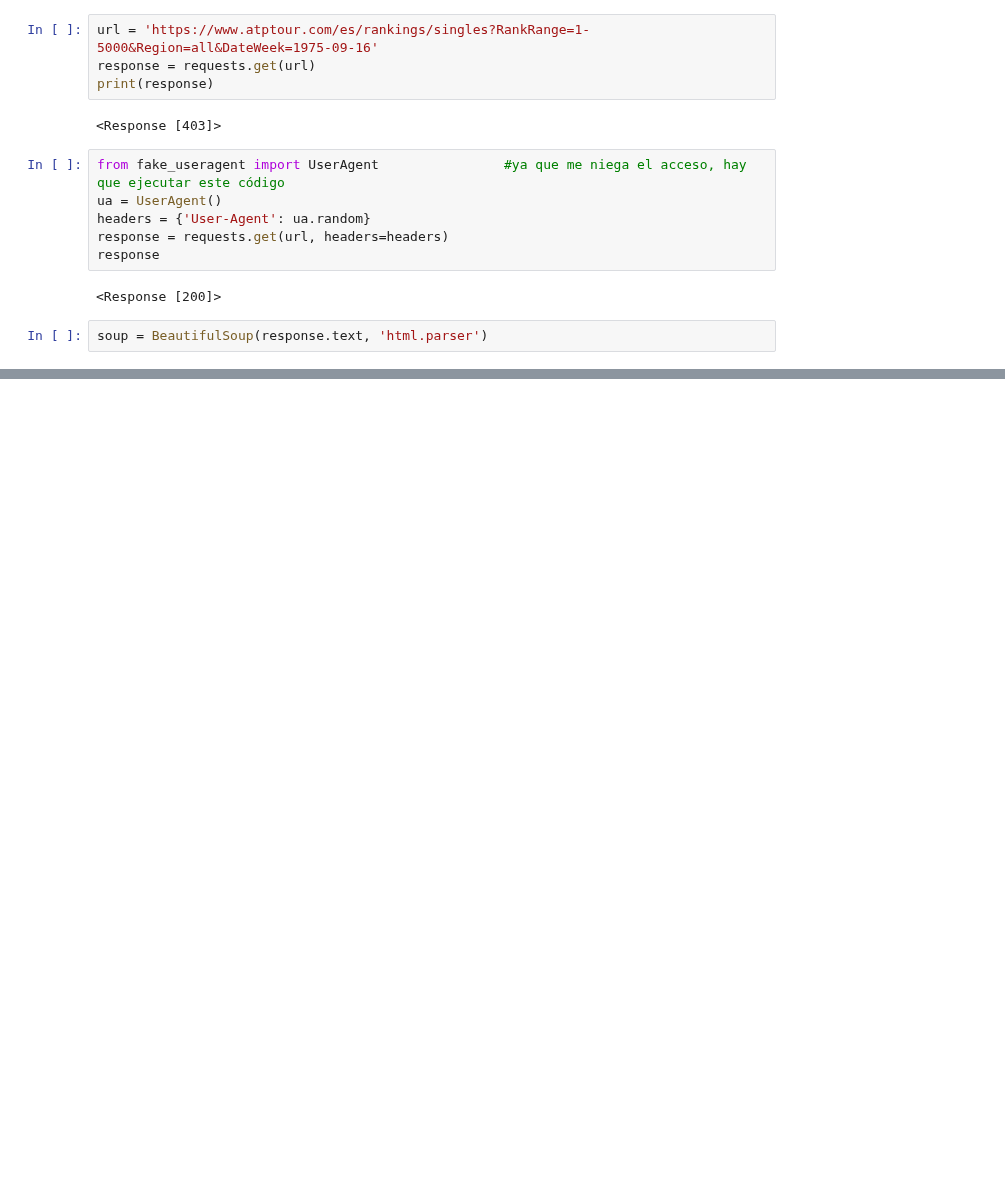
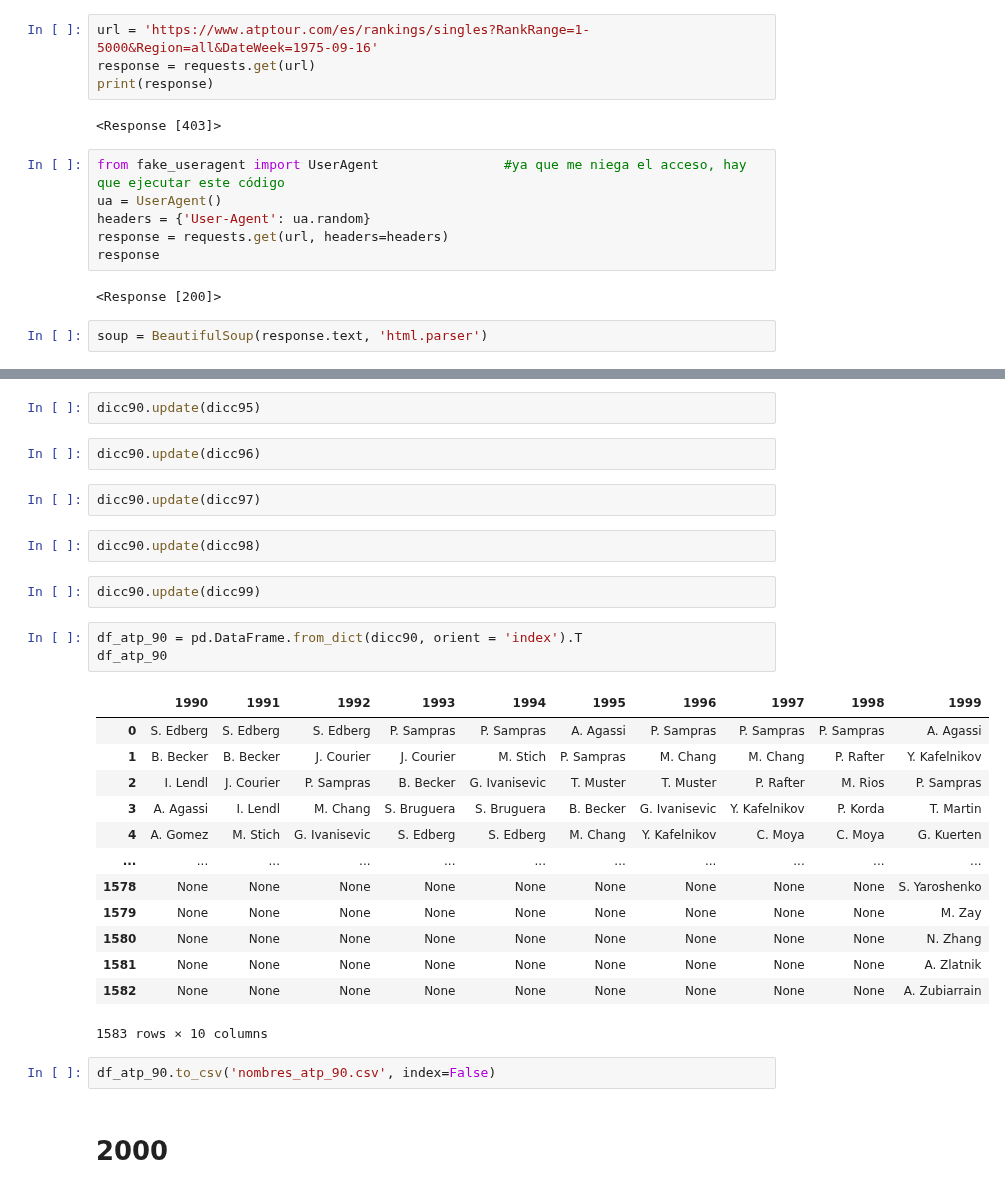
Before and after one commit to Lokhy87/EDA_entrega, a Jupyter notebook: pruebas.ipynb, the cells around one changed output, grey strips where cells are left out. Saved outputs shown, nothing was run; the diff lists cells and outputs as text; blank space fills up the shorter version.

```diff
--- a/pruebas.ipynb
+++ b/pruebas.ipynb
@@ -194,0 +949,31 @@ dicc1
+# %%
+dicc90.update(dicc95)
+# %%
+dicc90.update(dicc96)
+# %%
+dicc90.update(dicc97)
+# %%
+dicc90.update(dicc98)
+# %%
+dicc90.update(dicc99)
+# %%
+df_atp_90 = pd.DataFrame.from_dict(dicc90, orient = 'index').T
+df_atp_90
+# %% [output]
+|  | 1990 | 1991 | 1992 | 1993 | 1994 | 1995 | 1996 | 1997 | 1998 | 1999 |
+| 0 | S. Edberg | S. Edberg | S. Edberg | P. Sampras | P. Sampras | A. Agassi | P. Sampras | P. Sampras | P. Sampras | A. Agassi |
+| 1 | B. Becker | B. Becker | J. Courier | J. Courier | M. Stich | P. Sampras | M. Chang | M. Chang | P. Rafter | Y. Kafelnikov |
+| 2 | I. Lendl | J. Courier | P. Sampras | B. Becker | G. Ivanisevic | T. Muster | T. Muster | P. Rafter | M. Rios | P. Sampras |
+| 3 | A. Agassi | I. Lendl | M. Chang | S. Bruguera | S. Bruguera | B. Becker | G. Ivanisevic | Y. Kafelnikov | P. Korda | T. Martin |
+| 4 | A. Gomez | M. Stich | G. Ivanisevic | S. Edberg | S. Edberg | M. Chang | Y. Kafelnikov | C. Moya | C. Moya | G. Kuerten |
+| ... | ... | ... | ... | ... | ... | ... | ... | ... | ... | ... |
+| 1578 | None | None | None | None | None | None | None | None | None | S. Yaroshenko |
+| 1579 | None | None | None | None | None | None | None | None | None | M. Zay |
+| 1580 | None | None | None | None | None | None | None | None | None | N. Zhang |
+| 1581 | None | None | None | None | None | None | None | None | None | A. Zlatnik |
+| 1582 | None | None | None | None | None | None | None | None | None | A. Zubiarrain |
+1583 rows × 10 columns
+# %%
+df_atp_90.to_csv('nombres_atp_90.csv', index=False)
+# %% [markdown]
+# 2000
```
Also changed, not shown: parts of 90 cells of this notebook, 5 other files.
